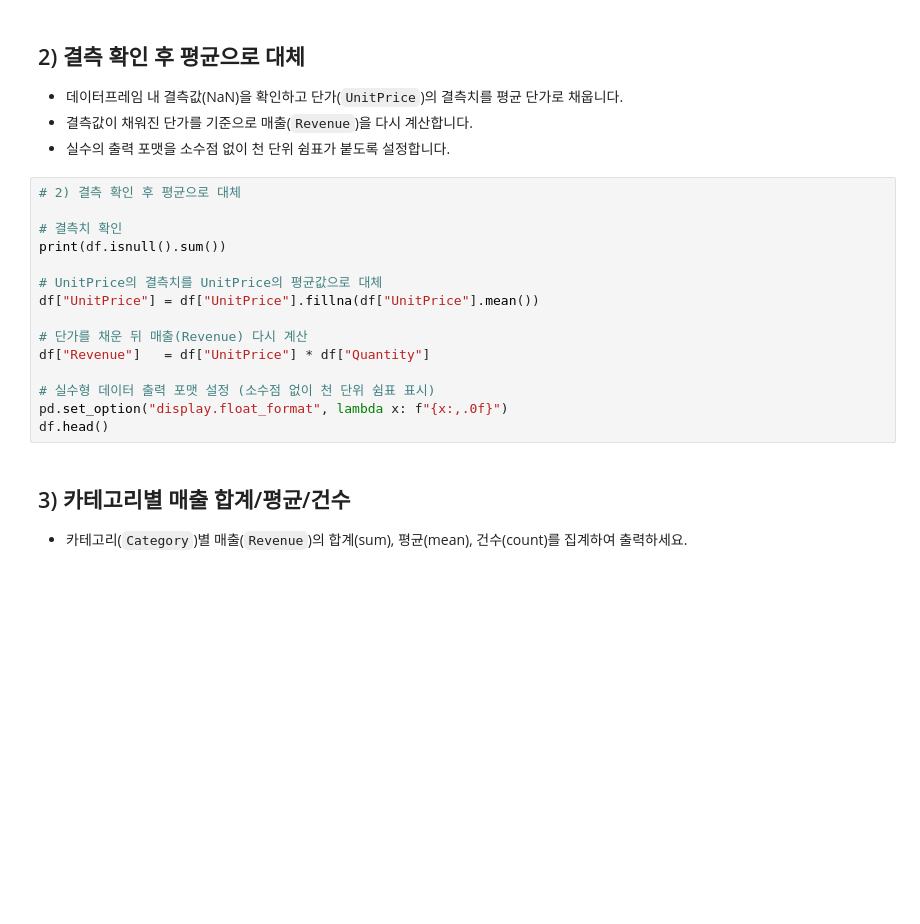
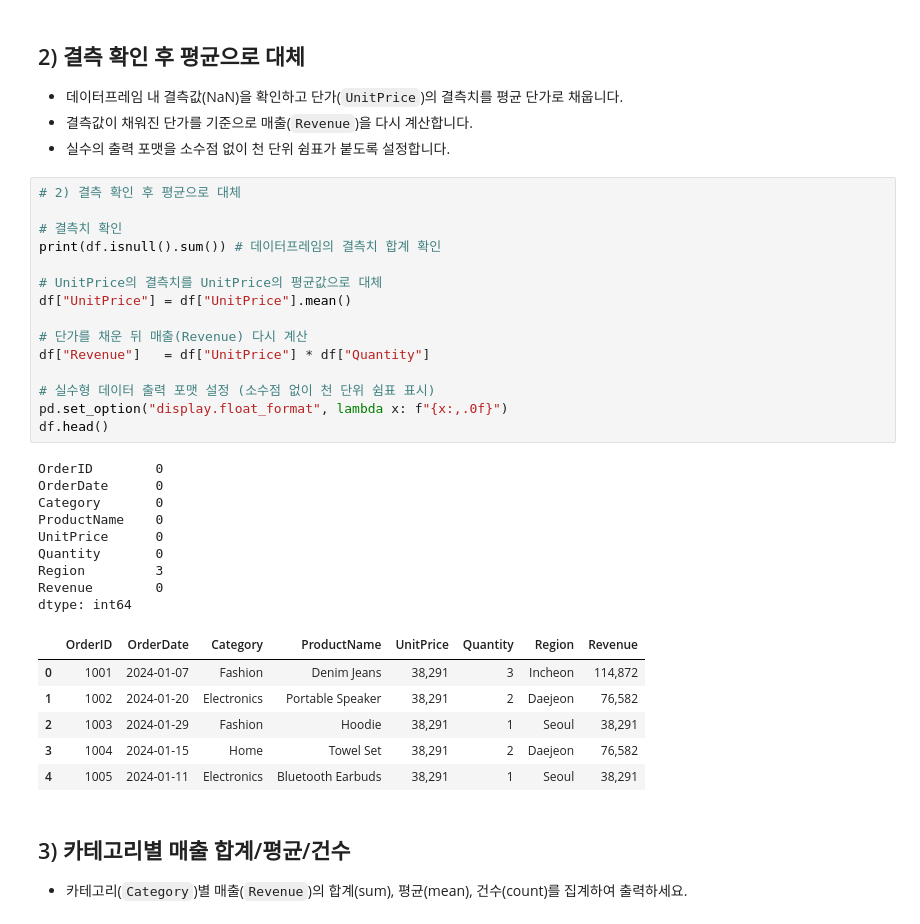
Before and after one commit to jihan5358/hello-github, a Jupyter notebook: week13/q1.ipynb, the cells around one changed output. Saved outputs shown, nothing was run; the diff lists cells and outputs as text; blank space fills up the shorter version.

```diff
--- a/week13/q1.ipynb
+++ b/week13/q1.ipynb
@@ -101,18 +100,34 @@ df.head()
 # %%
 # 2) 결측 확인 후 평균으로 대체
 
 # 결측치 확인
-print(df.isnull().sum())
+print(df.isnull().sum()) # 데이터프레임의 결측치 합계 확인
 
 # UnitPrice의 결측치를 UnitPrice의 평균값으로 대체
-df["UnitPrice"] = df["UnitPrice"].fillna(df["UnitPrice"].mean())
+df["UnitPrice"] = df["UnitPrice"].mean()
 
 # 단가를 채운 뒤 매출(Revenue) 다시 계산
 df["Revenue"]   = df["UnitPrice"] * df["Quantity"]
 
 # 실수형 데이터 출력 포맷 설정 (소수점 없이 천 단위 쉼표 표시)
 pd.set_option("display.float_format", lambda x: f"{x:,.0f}")
 df.head()
+# %% [output]
+OrderID        0
+OrderDate      0
+Category       0
+ProductName    0
+UnitPrice      0
+Quantity       0
+Region         3
+Revenue        0
+dtype: int64
+|  | OrderID | OrderDate | Category | ProductName | UnitPrice | Quantity | Region | Revenue |
+| 0 | 1001 | 2024-01-07 | Fashion | Denim Jeans | 38,291 | 3 | Incheon | 114,872 |
+| 1 | 1002 | 2024-01-20 | Electronics | Portable Speaker | 38,291 | 2 | Daejeon | 76,582 |
+| 2 | 1003 | 2024-01-29 | Fashion | Hoodie | 38,291 | 1 | Seoul | 38,291 |
+| 3 | 1004 | 2024-01-15 | Home | Towel Set | 38,291 | 2 | Daejeon | 76,582 |
+| 4 | 1005 | 2024-01-11 | Electronics | Bluetooth Earbuds | 38,291 | 1 | Seoul | 38,291 |
 # %% [markdown]
 ## 3) 카테고리별 매출 합계/평균/건수
 - 카테고리(`Category`)별 매출(`Revenue`)의 합계(sum), 평균(mean), 건수(count)를 집계하여 출력하세요.
```
Also changed, not shown: parts of 6 cells of this notebook.
